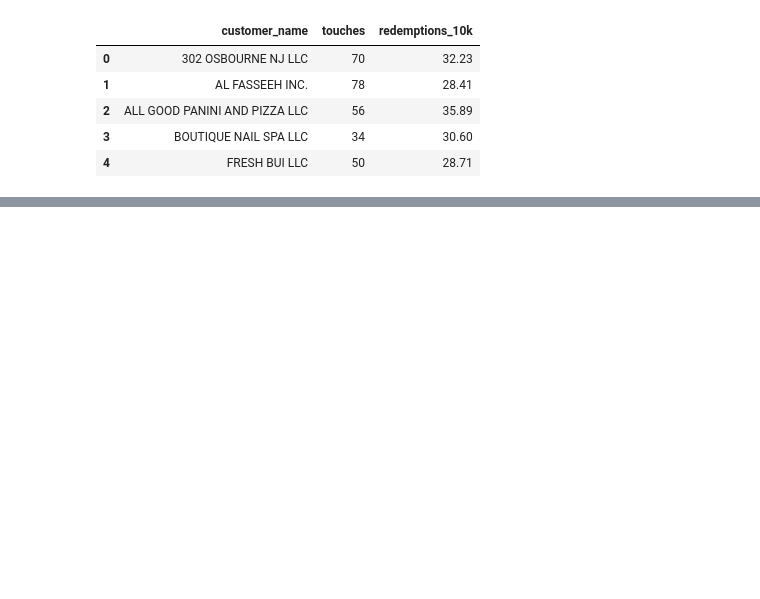
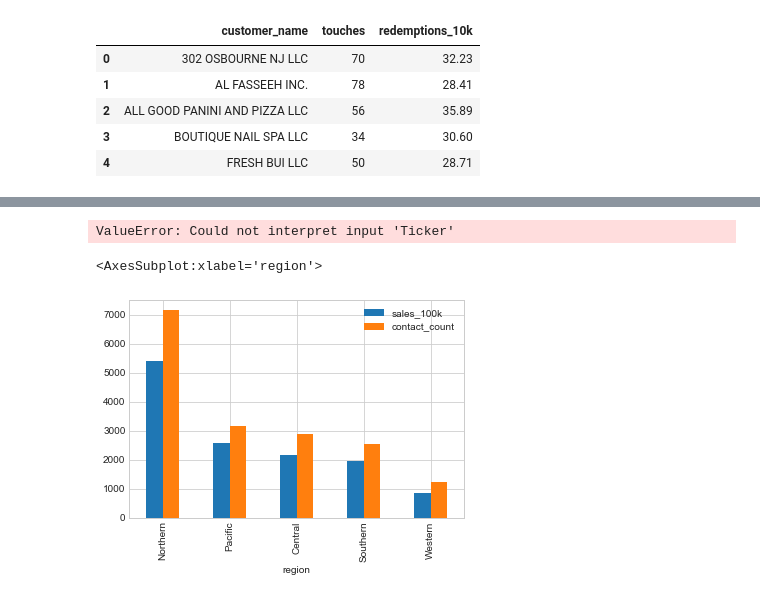
Before and after one commit to bthodla/udsnd_prj1, a Jupyter notebook: notebooks/udsnd_prj1.ipynb, the cells around one changed output, grey strips where cells are left out. Cells and saved outputs as stored; diff of their text form; code cells hidden in the pictures; blank space fills up the shorter version.

```diff
--- a/notebooks/udsnd_prj1.ipynb
+++ b/notebooks/udsnd_prj1.ipynb
@@ -164,0 +160,9 @@ sales_by_region_df.head()
+# %%
+ax = sb.barplot(x = "Ticker", y = "Sales/MS Rating", hue = sales_by_ticker_df.ms_rating, data = sales_by_ticker_df)
+# %% [output]
+ValueError: Could not interpret input 'Ticker'
+# %%
+sales_by_region_idx_df.plot(kind = 'bar')
+# %% [output]
+<AxesSubplot:xlabel='region'>
+[figure, added]
```
Also changed, not shown: parts of 6 cells of this notebook, 10 other files.
